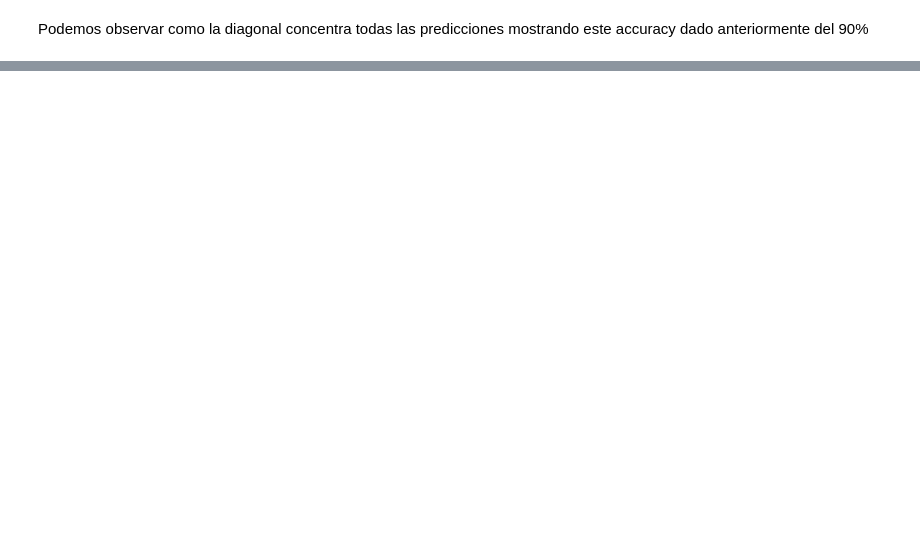
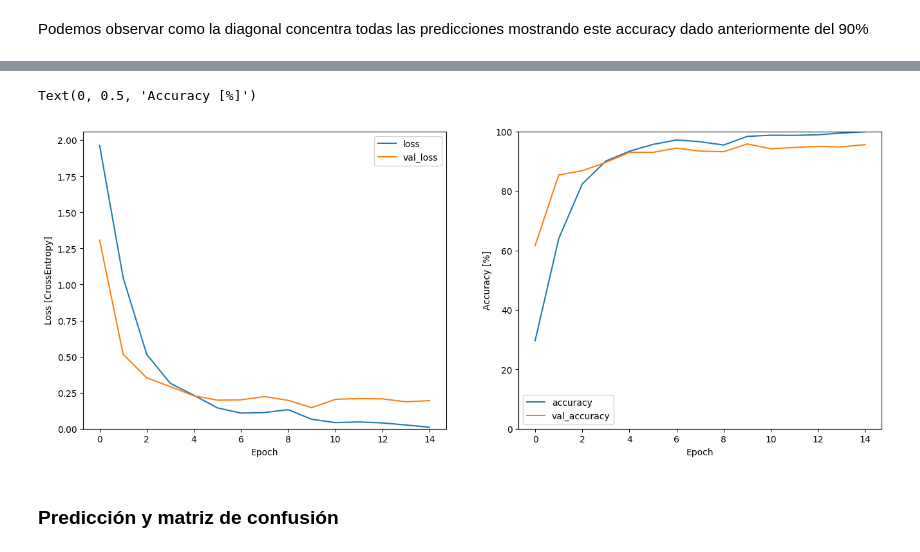
Before and after one commit to therokitoki/AA2_TP_Alsop-Hachen-Nemeth, a Jupyter notebook: tp2_ejercicio1.ipynb, the cells around one changed output, grey strips where cells are left out. Cells and saved outputs as stored; diff of their text form; code cells hidden in the pictures; blank space fills up the shorter version.

```diff
--- a/tp2_ejercicio1.ipynb
+++ b/tp2_ejercicio1.ipynb
@@ -509,0 +573,6 @@ Podemos observar como la diagonal concentra todas las predicciones mostrando est
+# %%
+model.compile(
+    optimizer=tf.keras.optimizers.Adam(),
+    loss=tf.keras.losses.SparseCategoricalCrossentropy(from_logits=True),
+    metrics=['accuracy'],
+)
@@ -509,0 +581,8 @@ Podemos observar como la diagonal concentra todas las predicciones mostrando est
+# %%
+EPOCHS = 50
+history = model.fit(
+    train_spectrogram_ds,
+    validation_data=val_spectrogram_ds,
+    epochs=EPOCHS,
+    callbacks=tf.keras.callbacks.EarlyStopping(verbose=1, patience=5),
+)
@@ -509,0 +607,21 @@ Podemos observar como la diagonal concentra todas las predicciones mostrando est
+# %%
+metrics = history.history
+plt.figure(figsize=(16,6))
+plt.subplot(1,2,1)
+plt.plot(history.epoch, metrics['loss'], metrics['val_loss'])
+plt.legend(['loss', 'val_loss'])
+plt.ylim([0, max(plt.ylim())])
+plt.xlabel('Epoch')
+plt.ylabel('Loss [CrossEntropy]')
+
+plt.subplot(1,2,2)
+plt.plot(history.epoch, 100*np.array(metrics['accuracy']), 100*np.array(metrics['val_accuracy']))
+plt.legend(['accuracy', 'val_accuracy'])
+plt.ylim([0, 100])
+plt.xlabel('Epoch')
+plt.ylabel('Accuracy [%]')
+# %% [output]
+Text(0, 0.5, 'Accuracy [%]')
+[figure, added]
+# %% [markdown]
+### Predicción y matriz de confusión
```
Also changed, not shown: parts of 27 cells of this notebook.
